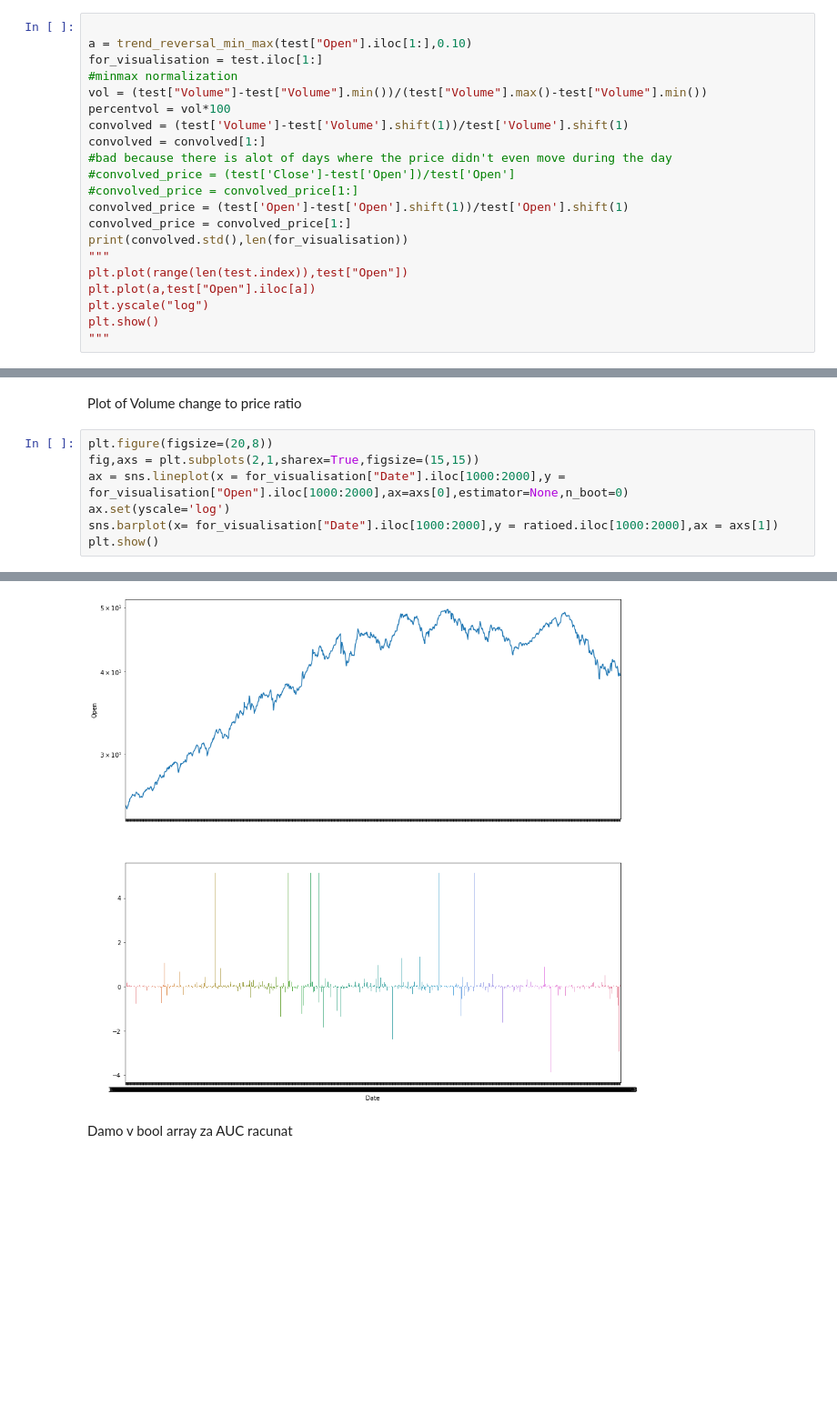
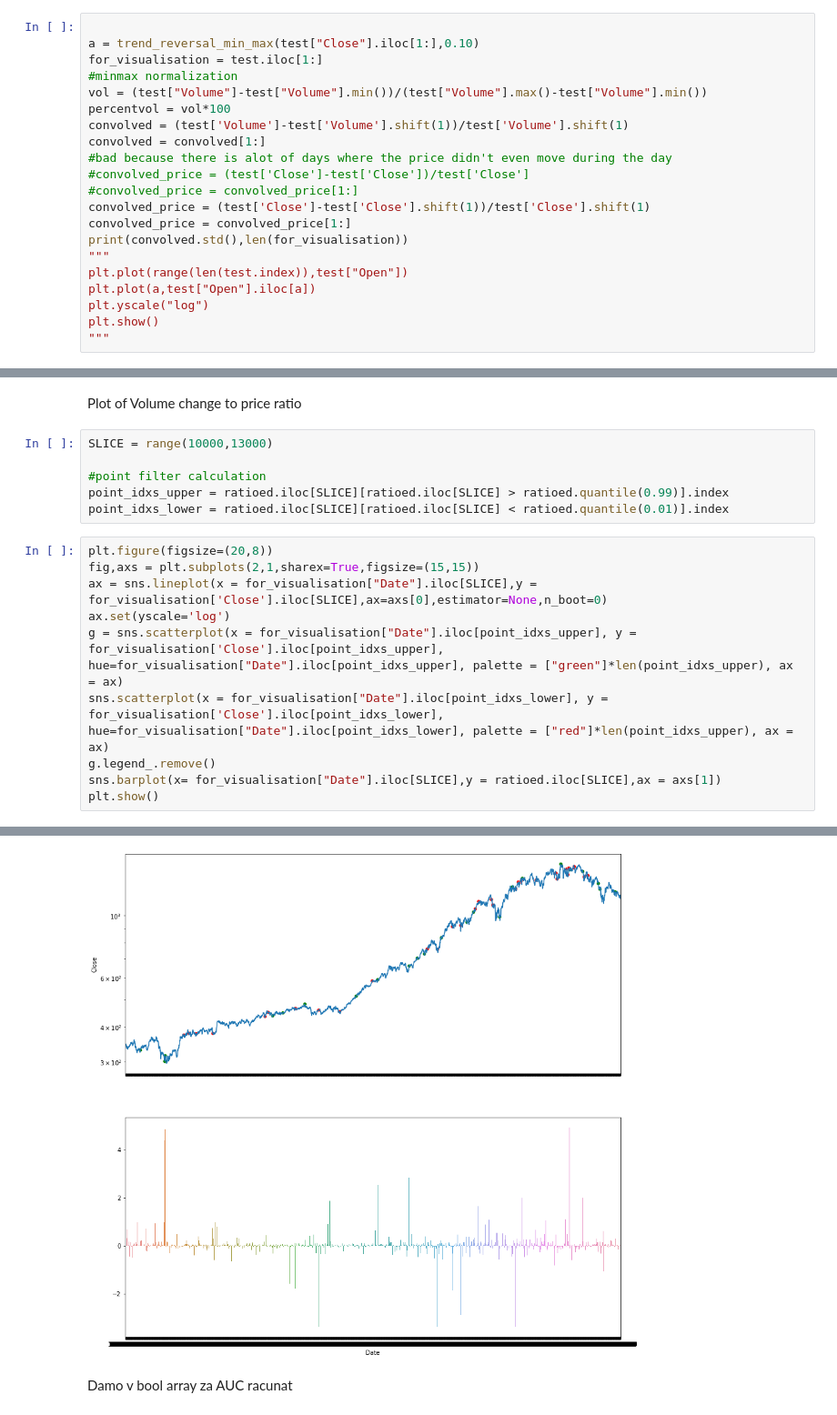
Before and after one commit to cookie1111/diplo, a Jupyter notebook: data_explorer_back_to_basic.ipynb, the cells around one changed output, grey strips where cells are left out. Shown at 91% size. Saved outputs shown, nothing was run; the diff lists cells and outputs as text; blank space fills up the shorter version.

Commit message:
visualized the extreme ratios(tweakable quantile) on the line plot

```diff
--- a/data_explorer_back_to_basic.ipynb
+++ b/data_explorer_back_to_basic.ipynb
@@ -129,7 +129,7 @@ def trend_reversal_min_max(opens: pd.Series, percent: float) -> list:
     return pivots
 # %%
 
-a = trend_reversal_min_max(test["Open"].iloc[1:],0.10)
+a = trend_reversal_min_max(test["Close"].iloc[1:],0.10)
 for_visualisation = test.iloc[1:]
 #minmax normalization
 vol = (test["Volume"]-test["Volume"].min())/(test["Volume"].max()-test["Volume"].min())
@@ -137,9 +137,9 @@ percentvol = vol*100
 convolved = (test['Volume']-test['Volume'].shift(1))/test['Volume'].shift(1)
 convolved = convolved[1:]
 #bad because there is alot of days where the price didn't even move during the day
-#convolved_price = (test['Close']-test['Open'])/test['Open']
+#convolved_price = (test['Close']-test['Close'])/test['Close']
 #convolved_price = convolved_price[1:]
-convolved_price = (test['Open']-test['Open'].shift(1))/test['Open'].shift(1)
+convolved_price = (test['Close']-test['Close'].shift(1))/test['Close'].shift(1)
 convolved_price = convolved_price[1:]
 print(convolved.std(),len(for_visualisation))
 """
@@ -259,10 +259,19 @@ sns.histplot(x=ratioed,binwidth=0.01,ax=ax)
 # %% [markdown]
 Plot of Volume change to price ratio
+# %%
+SLICE = range(10000,13000)
+
+#point filter calculation
+point_idxs_upper = ratioed.iloc[SLICE][ratioed.iloc[SLICE] > ratioed.quantile(0.99)].index
+point_idxs_lower = ratioed.iloc[SLICE][ratioed.iloc[SLICE] < ratioed.quantile(0.01)].index
 # %%
 plt.figure(figsize=(20,8))
 fig,axs = plt.subplots(2,1,sharex=True,figsize=(15,15))
-ax = sns.lineplot(x = for_visualisation["Date"].iloc[1000:2000],y = for_visualisation["Open"].iloc[1000:2000],ax=axs[0],estimator=None,n_boot=0)
+ax = sns.lineplot(x = for_visualisation["Date"].iloc[SLICE],y = for_visualisation['Close'].iloc[SLICE],ax=axs[0],estimator=None,n_boot=0)
 ax.set(yscale='log')
-sns.barplot(x= for_visualisation["Date"].iloc[1000:2000],y = ratioed.iloc[1000:2000],ax = axs[1])
+g = sns.scatterplot(x = for_visualisation["Date"].iloc[point_idxs_upper], y = for_visualisation['Close'].iloc[point_idxs_upper], hue=for_visualisation["Date"].iloc[point_idxs_upper], palette = ["green"]*len(point_idxs_upper), ax = ax)
+sns.scatterplot(x = for_visualisation["Date"].iloc[point_idxs_lower], y = for_visualisation['Close'].iloc[point_idxs_lower], hue=for_visualisation["Date"].iloc[point_idxs_lower], palette = ["red"]*len(point_idxs_upper), ax = ax)
+g.legend_.remove()
+sns.barplot(x= for_visualisation["Date"].iloc[SLICE],y = ratioed.iloc[SLICE],ax = axs[1])
 plt.show()
 # %% [output]
@@ -270,4 +281,4 @@ plt.show()
-[figure, old version]
+[figure, new version]
 # %% [markdown]
 Damo v bool array za AUC racunat
 # %%
```
Also changed, not shown: parts of 6 cells of this notebook.
